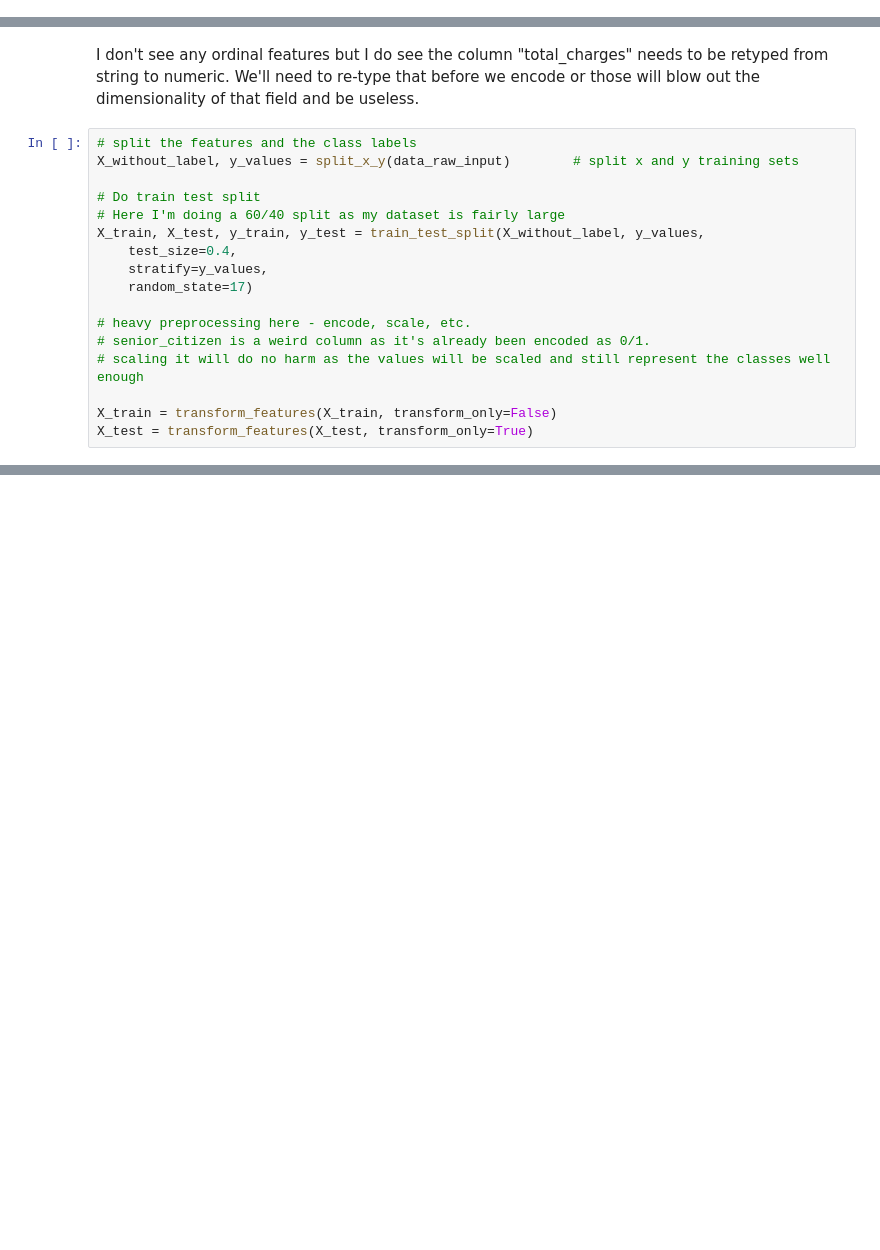
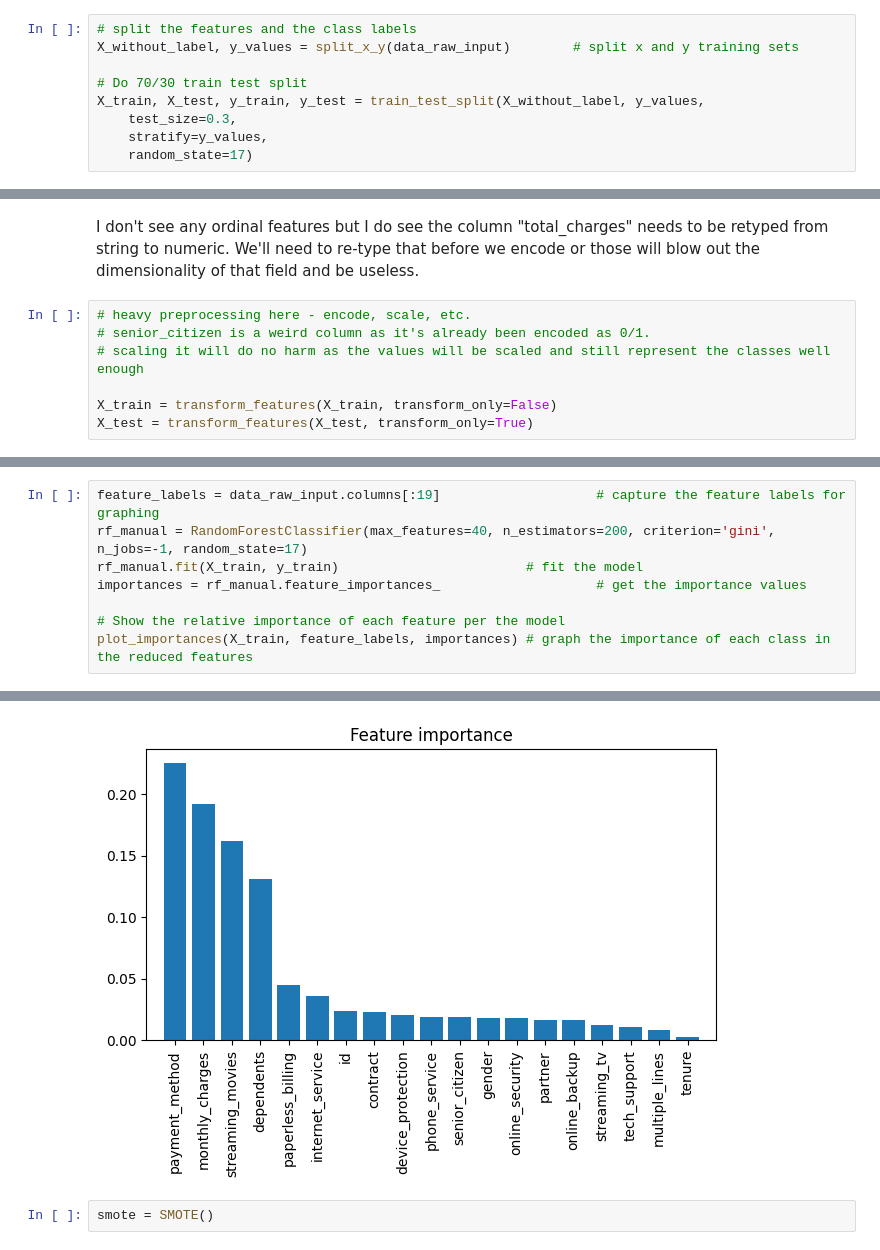
Before and after one commit to dkrapohl/uwf-idc-6210-capstone, a Jupyter notebook: capstone.ipynb, the cells around one changed output, grey strips where cells are left out. Drawn from its saved outputs; the diff is of its cells as text; blank space fills up the shorter version.

```diff
--- a/capstone.ipynb
+++ b/capstone.ipynb
@@ -208,0 +321,9 @@ total_charges: ['258.35' '3160.55' '4681.75' ... '2979.5' '114.1' '1114.85']
+# %%
+# split the features and the class labels
+X_without_label, y_values = split_x_y(data_raw_input)        # split x and y training sets
+
+# Do 70/30 train test split
+X_train, X_test, y_train, y_test = train_test_split(X_without_label, y_values,
+    test_size=0.3,
+    stratify=y_values,
+    random_state=17)
@@ -209,16 +332,6 @@ total_charges: ['258.35' '3160.55' '4681.75' ... '2979.5' '114.1' '1114.85']
 # %% [markdown]
 I don't see any ordinal features but I do see the column "total_charges" needs to be retyped from string to numeric. We'll need to re-type that before we encode or those will blow out the dimensionality of that field and be useless.
 # %%
-# split the features and the class labels
-X_without_label, y_values = split_x_y(data_raw_input)        # split x and y training sets
-
-# Do train test split
-# Here I'm doing a 60/40 split as my dataset is fairly large
-X_train, X_test, y_train, y_test = train_test_split(X_without_label, y_values,
-    test_size=0.4,
-    stratify=y_values,
-    random_state=17)
-
 # heavy preprocessing here - encode, scale, etc.
 # senior_citizen is a weird column as it's already been encoded as 0/1.
 # scaling it will do no harm as the values will be scaled and still represent the classes well enough
@@ -268,0 +380,9 @@ print(X_test[:25])
+# %%
+feature_labels = data_raw_input.columns[:19]                    # capture the feature labels for graphing
+rf_manual = RandomForestClassifier(max_features=40, n_estimators=200, criterion='gini', n_jobs=-1, random_state=17)
+rf_manual.fit(X_train, y_train)                        # fit the model
+importances = rf_manual.feature_importances_                    # get the importance values
+
+# Show the relative importance of each feature per the model
+plot_importances(X_train, feature_labels, importances) # graph the importance of each class in the reduced features
+# %% [output]
@@ -268,0 +408,3 @@ print(X_test[:25])
+[figure, added]
+# %%
+smote = SMOTE()
```
Also changed, not shown: parts of 19 cells of this notebook, 1 other file.
